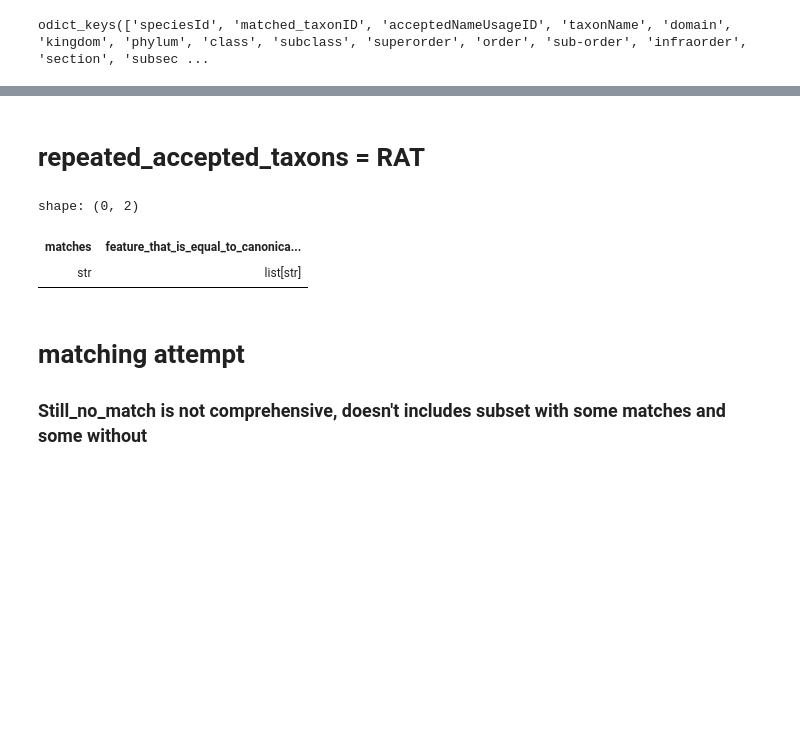
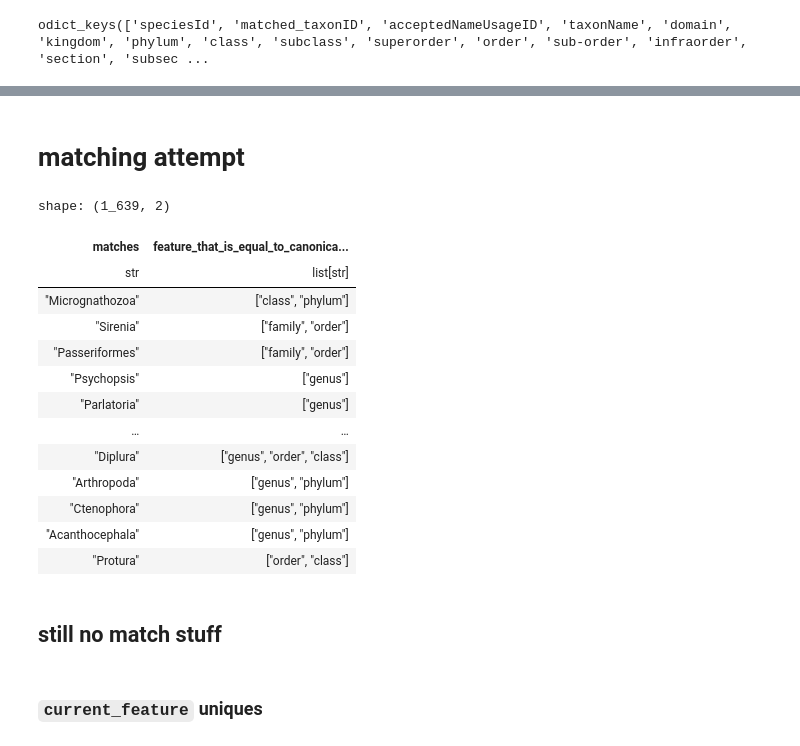
Before and after one commit to roberthobblebottom/lkcnhm_data_wrangling, a Jupyter notebook: __marimo__/more R translation.ipynb, the cells around one changed output, grey strips where cells are left out. Drawn from its saved outputs; the diff is of its cells as text; code cells hidden in the pictures; blank space fills up the shorter version.

```diff
--- a/__marimo__/more R translation.ipynb
+++ b/__marimo__/more R translation.ipynb
@@ -136,3 +72 @@ matching_with_populated_match_taxonID = matching.filter(
 )
-# %% [markdown]
-# repeated_accepted_taxons = RAT
@@ -149,43 +118,20 @@ repeated_accepted_taxons = (
+# %% [markdown]
+# matching attempt
 # %%
-priority_columns = [
-    "infraspecificEpithet",
-    "specificEpithet",
-    "genus",
-    "family",
-    "order",
-    "class",
-    "phylum",
-    "kingdom",
-]
-
-_schema = {
-    "feature_that_is_equal_to_canonicalName": pl.String,
-    "matches": pl.String,
-}
-_r = (repeated_accepted_taxons).collect()
-RAT_interim = pl.DataFrame(schema=_schema)
-for _c in priority_columns:
-    _a = (
-        _r.filter(pl.col("canonicalName") == pl.col(_c))
-        .select("canonicalName")
-        .unique()
-        # .collect()
-    )
-    if _a.shape[0] != 0:
-        _t = _a["canonicalName"].to_list()
-
-        _row = pl.DataFrame(
-            data={"feature_that_is_equal_to_canonicalName": _c, "matches": _t},
-            schema=_schema,
-        )
-        RAT_interim = RAT_interim.vstack(_row)
-RAT_feats = (
-    RAT_interim.group_by("matches")
-    .agg(pl.col("feature_that_is_equal_to_canonicalName").str.join(", "))
-    .with_columns(
-        pl.col("feature_that_is_equal_to_canonicalName").str.split(", ")
-    )
-    .sort("feature_that_is_equal_to_canonicalName")
-)
-# RAT_feats.write_csv("RAT_feats.csv")
+RAT_feats
+# %% [output]
+shape: (1_639, 2)
+| matches | feature_that_is_equal_to_canonica... |
+| str | list[str] |
+| "Micrognathozoa" | ["class", "phylum"] |
+| "Sirenia" | ["family", "order"] |
+| "Passeriformes" | ["family", "order"] |
+| "Psychopsis" | ["genus"] |
+| "Parlatoria" | ["genus"] |
+| … | … |
+| "Diplura" | ["genus", "order", "class"] |
+| "Arthropoda" | ["genus", "phylum"] |
+| "Ctenophora" | ["genus", "phylum"] |
+| "Acanthocephala" | ["genus", "phylum"] |
+| "Protura" | ["order", "class"] |
 # %%
@@ -202,11 +278,5 @@ taxons.collect().shape
-# %%
-RAT_feats.filter(pl.col("matches") == "Tentaculata")
-# %% [output]
-shape: (0, 2)
-| matches | feature_that_is_equal_to_canonica... |
-| str | list[str] |
+# %% [markdown]
+## still no match stuff
 # %% [markdown]
-# matching attempt
-
-### Still_no_match is not comprehensive, doesn't includes subset  with some matches and some without
+### `current_feature` uniques
 # %%
```
Also changed, not shown: parts of 71 cells of this notebook, 4 other files.
